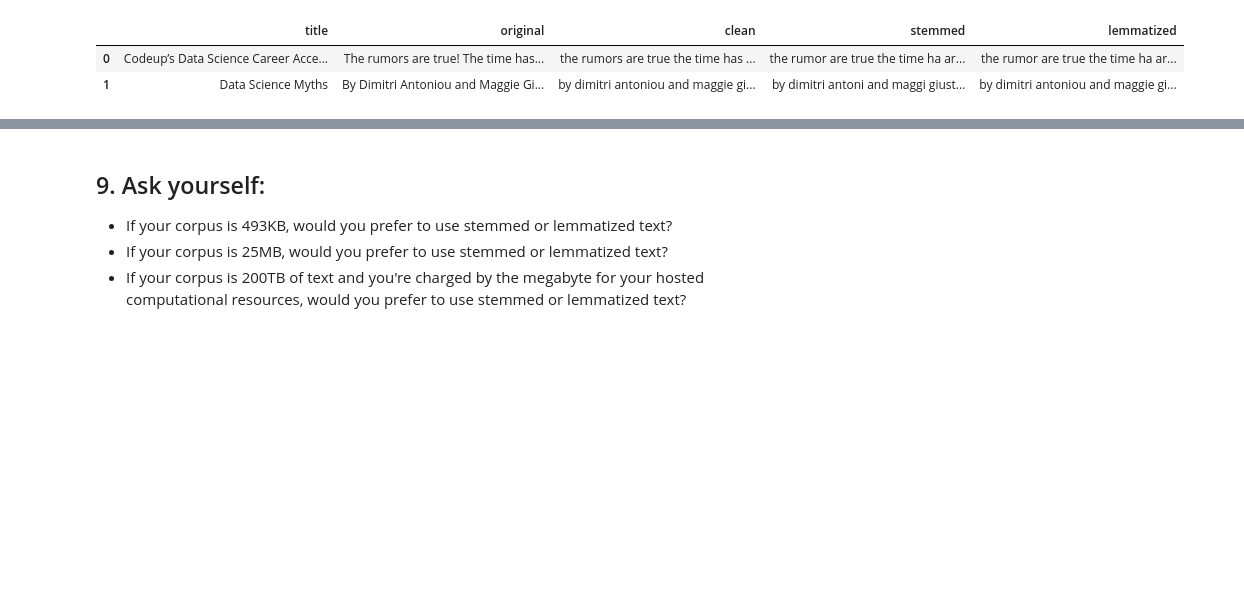
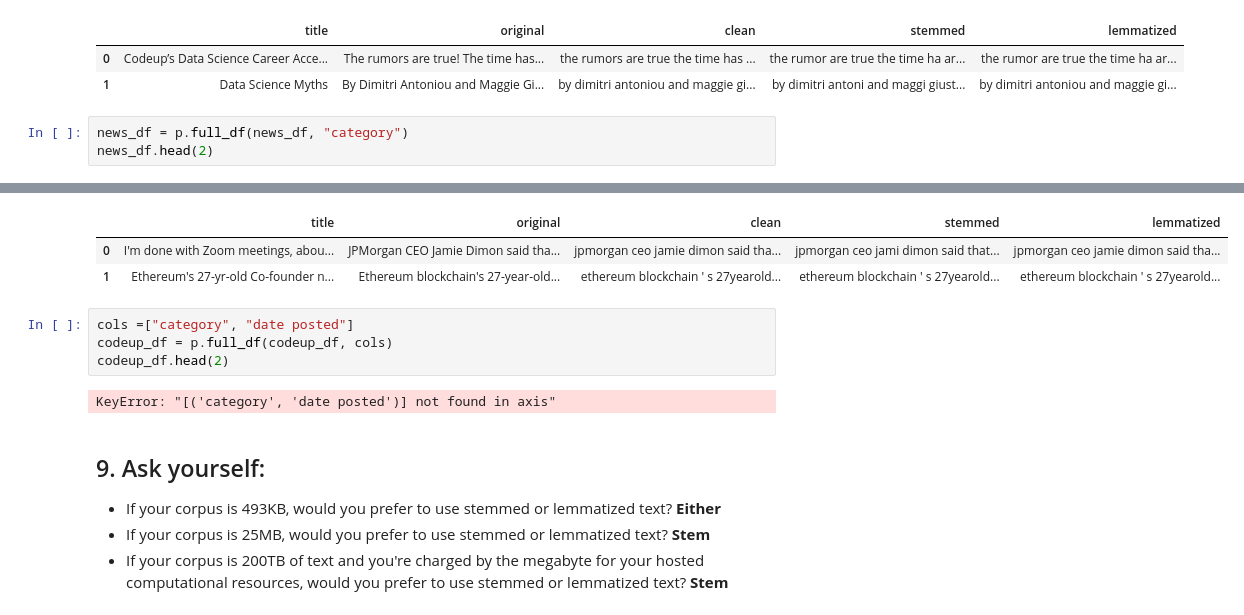
Before and after one commit to o0amandagomez0o/natural-language-processing, a Jupyter notebook: prepare_exercises.ipynb, the cells around one changed output, grey strips where cells are left out. Cells and saved outputs as stored; diff of their text form; blank space fills up the shorter version.

```diff
--- a/prepare_exercises.ipynb
+++ b/prepare_exercises.ipynb
@@ -348,3 +348,7 @@ codeup_df.head(2)
 |  | title | original | clean | stemmed | lemmatized |
 | 0 | Codeup’s Data Science Career Acce... | The rumors are true! The time has... | the rumors are true the time has ... | the rumor are true the time ha ar... | the rumor are true the time ha ar... |
 | 1 | Data Science Myths | By Dimitri Antoniou and Maggie Gi... | by dimitri antoniou and maggie gi... | by dimitri antoni and maggi giust... | by dimitri antoniou and maggie gi... |
+# %%
+news_df = p.full_df(news_df, "category")
+news_df.head(2)
+# %% [output]
@@ -351,6 +372,15 @@ codeup_df.head(2)
+|  | title | original | clean | stemmed | lemmatized |
+| 0 | I'm done with Zoom meetings, abou... | JPMorgan CEO Jamie Dimon said tha... | jpmorgan ceo jamie dimon said tha... | jpmorgan ceo jami dimon said that... | jpmorgan ceo jamie dimon said tha... |
+| 1 | Ethereum's 27-yr-old Co-founder n... | Ethereum blockchain's 27-year-old... | ethereum blockchain ' s 27yearold... | ethereum blockchain ' s 27yearold... | ethereum blockchain ' s 27yearold... |
+# %%
+cols =["category", "date posted"]
+codeup_df = p.full_df(codeup_df, cols)
+codeup_df.head(2)
+# %% [output]
+KeyError: "[('category', 'date posted')] not found in axis"
 # %% [markdown]
 ## 9. Ask yourself:
 
-- If your corpus is 493KB, would you prefer to use stemmed or lemmatized text?
-- If your corpus is 25MB, would you prefer to use stemmed or lemmatized text?
-- If your corpus is 200TB of text and you're charged by the megabyte for your hosted computational resources, would you prefer to use stemmed or lemmatized text?
+- If your corpus is 493KB, would you prefer to use stemmed or lemmatized text? **Either**
+- If your corpus is 25MB, would you prefer to use stemmed or lemmatized text? **Stem**
+- If your corpus is 200TB of text and you're charged by the megabyte for your hosted computational resources, would you prefer to use stemmed or lemmatized text? **Stem**
```
Also changed, not shown: parts of 2 cells of this notebook, 1 other file.
